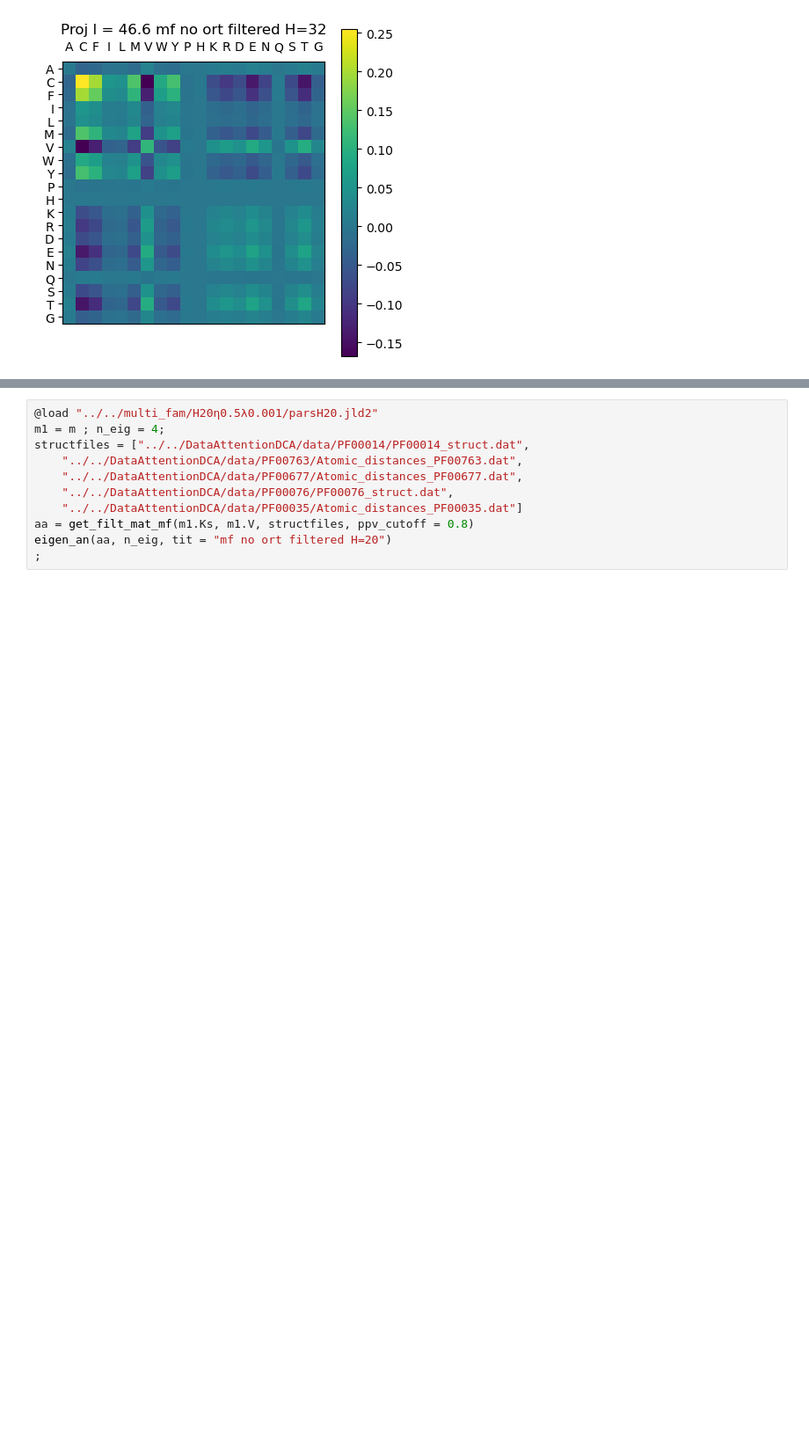
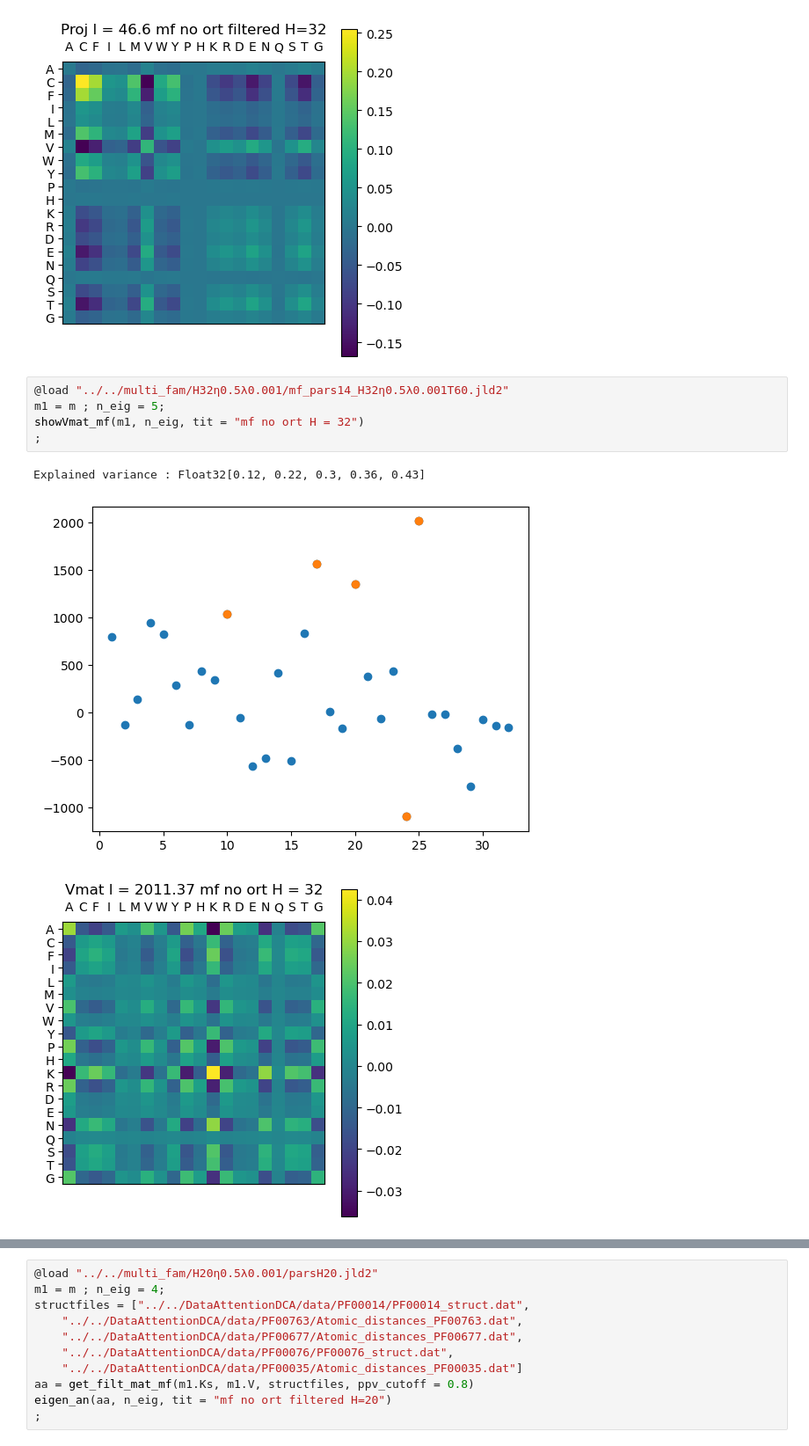
Before and after one commit to leonardodibari/HopfieldDCA.jl, a Jupyter notebook: notebooks/int_matrix.ipynb, the cells around one changed output, grey strips where cells are left out. Shown at 88% size. Cells and saved outputs as stored; diff of their text form; blank space fills up the shorter version.

```diff
--- a/notebooks/int_matrix.ipynb
+++ b/notebooks/int_matrix.ipynb
@@ -241,3 +263,12 @@ Explained Var : [0.35, 0.47, 0.57, 0.64]
 [figure]
 [figure]
 [figure]
+# %%
+@load "../../multi_fam/H32η0.5λ0.001/mf_pars14_H32η0.5λ0.001T60.jld2"
+m1 = m ; n_eig = 5;
+showVmat_mf(m1, n_eig, tit = "mf no ort H = 32")
+;
+# %% [output]
+Explained variance : Float32[0.12, 0.22, 0.3, 0.36, 0.43]
+[figure, added]
+[figure, added]
```
Also changed, not shown: parts of 5 cells of this notebook, 4 other files.
